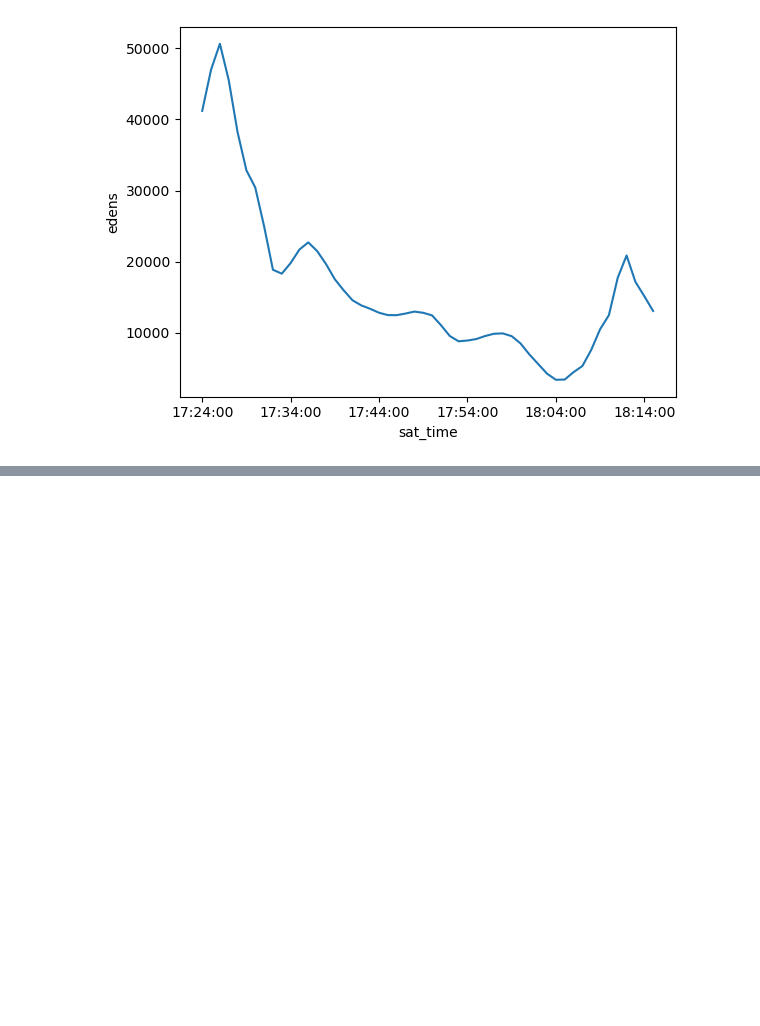
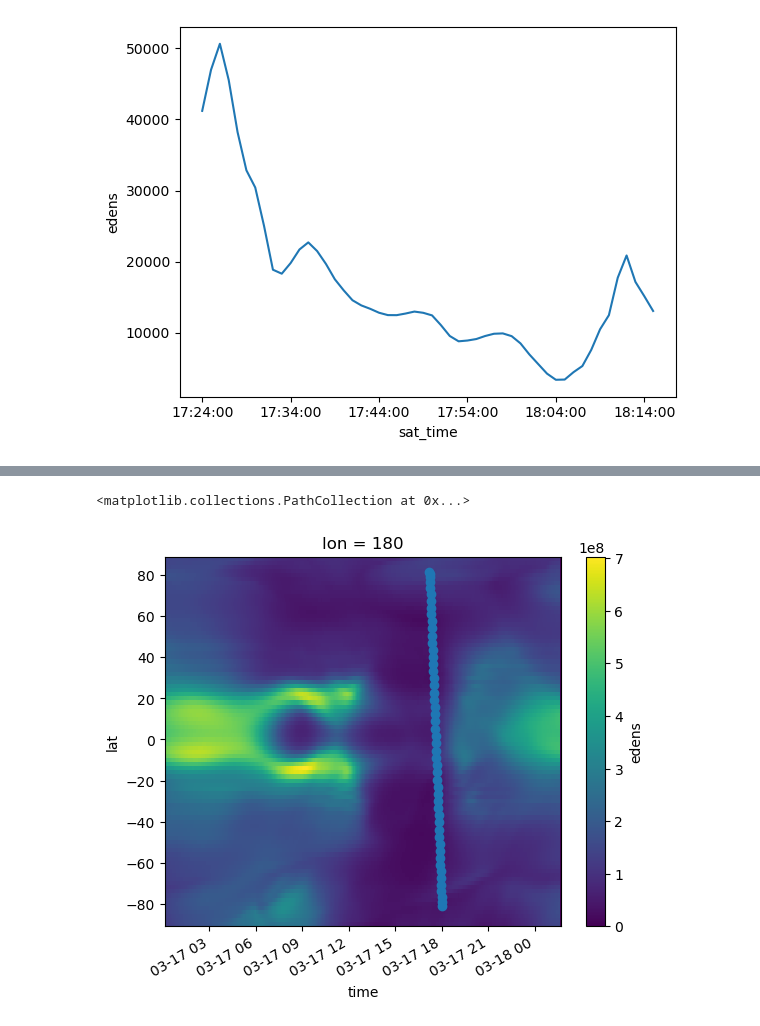
Before and after one commit to abukowski21/SAMI3-GITM-python, a Jupyter notebook: CompareSatMeasurements.ipynb, the cells around one changed output, grey strips where cells are left out. Cells and saved outputs as stored; diff of their text form; code cells hidden in the pictures; blank space fills up the shorter version.

```diff
--- a/CompareSatMeasurements.ipynb
+++ b/CompareSatMeasurements.ipynb
@@ -300,0 +415,8 @@ samids.edens.integrate('alt').sel( """ AT A SATELLITE PASS """ ).plot()
+# %%
+samids.edens.sel(lon=glon_here, method='nearest').integrate('alt').plot(x='time')
+# plt.show()
+
+plt.scatter(single_pass_df.time, single_pass_df.glat)
+# %% [output]
+<matplotlib.collections.PathCollection at 0x...>
+[figure, added]
```
Also changed, not shown: parts of 53 cells of this notebook.
